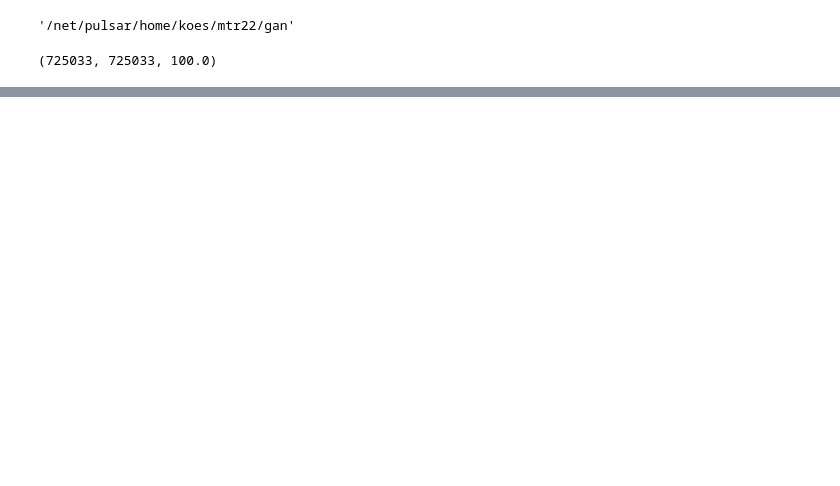
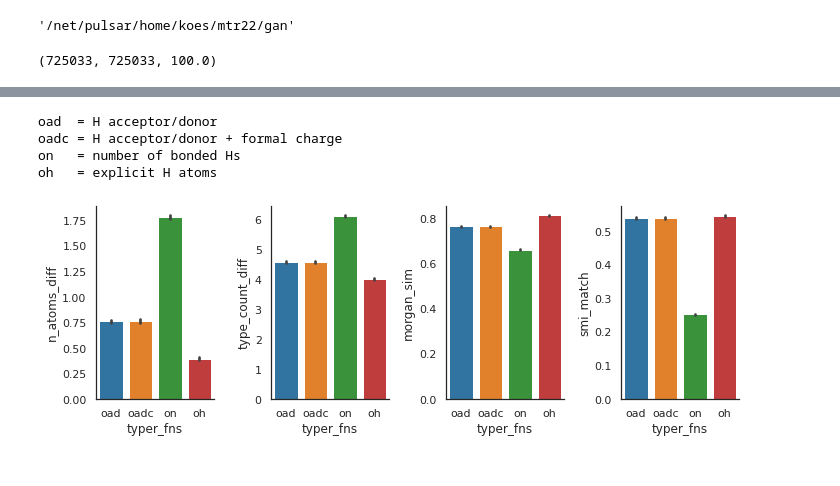
Before and after one commit to mattragoza/ipython-notebooks, a Jupyter notebook: new_atom_typing.ipynb, the cells around one changed output, grey strips where cells are left out. Saved outputs shown, nothing was run; the diff lists cells and outputs as text; code cells hidden in the pictures; blank space fills up the shorter version.

Commit message:
new atom typing/bond adding run, still with post processing

```diff
--- a/new_atom_typing.ipynb
+++ b/new_atom_typing.ipynb
@@ -151,0 +199,11 @@ fig.tight_layout()
+# %%
+name_format = 'add_{typer_fns}'
+template_file = 'add.sh'
+
+job_files = param_search.setup(
+    expt_dir=expt_dir,
+    name_format=name_format,
+    template_file=template_file,
+    param_space=add_params,
+)
+job_files
@@ -151,0 +273,3 @@ fig.tight_layout()
+# %%
+metrics = param_search.metrics(job_files, metric_pat='(.*)metrics')
+metrics
@@ -151,0 +290,37 @@ fig.tight_layout()
+# %%
+import matplotlib.pyplot as plt
+import seaborn as sns
+
+typer_fn_map = dict(
+    oad ='H acceptor/donor',
+    oadc='H acceptor/donor + formal charge',
+    on  ='number of bonded Hs',
+    oh  ='explicit H atoms',
+)
+
+plot_df = metrics.reset_index()
+
+fig = param_search.plot(
+    plot_df,
+    x='typer_fns',
+    y=[
+        'n_atoms_diff',
+        'type_count_diff',
+        'morgan_sim',
+        'smi_match'
+    ],
+    hue=None,
+    n_cols=4,
+    width=2.5,
+    height=4,
+    plot_func=sns.barplot
+)
+print('\n'.join(
+    '{} = {}'.format(tf.ljust(4), typer_fn_map[tf]) for tf in ['oad', 'oadc', 'on', 'oh']
+))
+# %% [output]
+oad  = H acceptor/donor
+oadc = H acceptor/donor + formal charge
+on   = number of bonded Hs
+oh   = explicit H atoms
+[figure, added]
```
Also changed, not shown: parts of 12 cells of this notebook.
